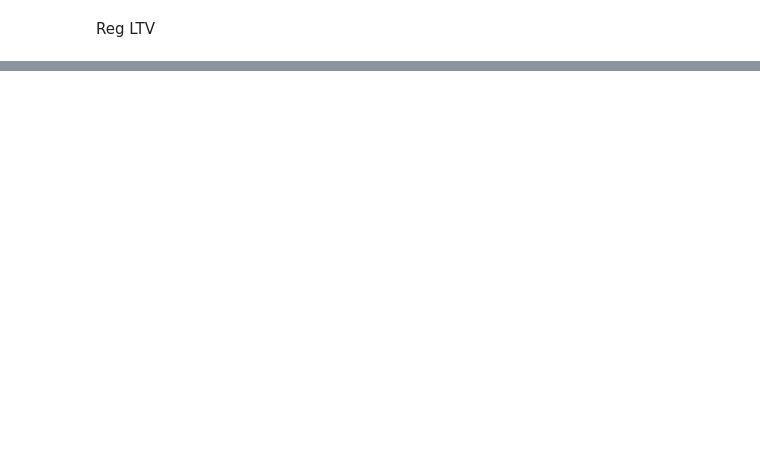
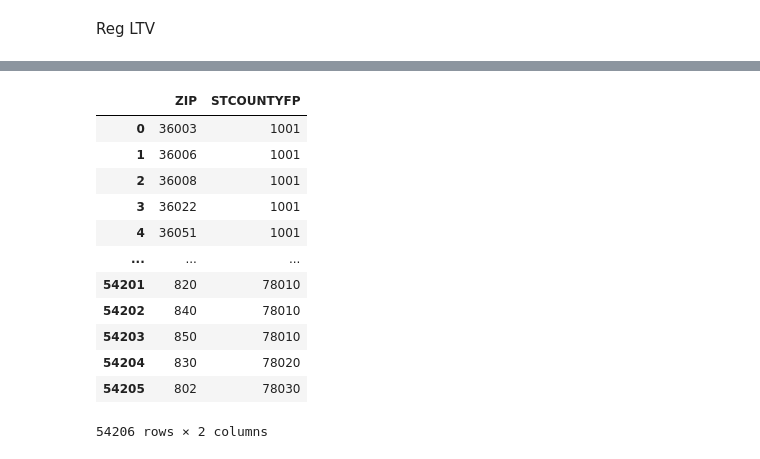
Before and after one commit to jawhar-healthcare/MedicareAdvantage_Pre_Conversion_LTV, a Jupyter notebook: MA Feature importance.ipynb, the cells around one changed output, grey strips where cells are left out. Cells and saved outputs as stored; diff of their text form; code cells hidden in the pictures; blank space fills up the shorter version.

```diff
--- a/MA Feature importance.ipynb
+++ b/MA Feature importance.ipynb
@@ -466,0 +525,18 @@ shap.summary_plot(shap_values, features=X, feature_names=X.columns, plot_type='b
+# %%
+zip_county_fips = zip_county_fips.drop(['COUNTYNAME','STATE','CLASSFP'], axis=1)
+# %%
+zip_county_fips
+# %% [output]
+|  | ZIP | STCOUNTYFP |
+| 0 | 36003 | 1001 |
+| 1 | 36006 | 1001 |
+| 2 | 36008 | 1001 |
+| 3 | 36022 | 1001 |
+| 4 | 36051 | 1001 |
+| ... | ... | ... |
+| 54201 | 820 | 78010 |
+| 54202 | 840 | 78010 |
+| 54203 | 850 | 78010 |
+| 54204 | 830 | 78020 |
+| 54205 | 802 | 78030 |
+54206 rows × 2 columns
```
Also changed, not shown: parts of 104 cells of this notebook.
